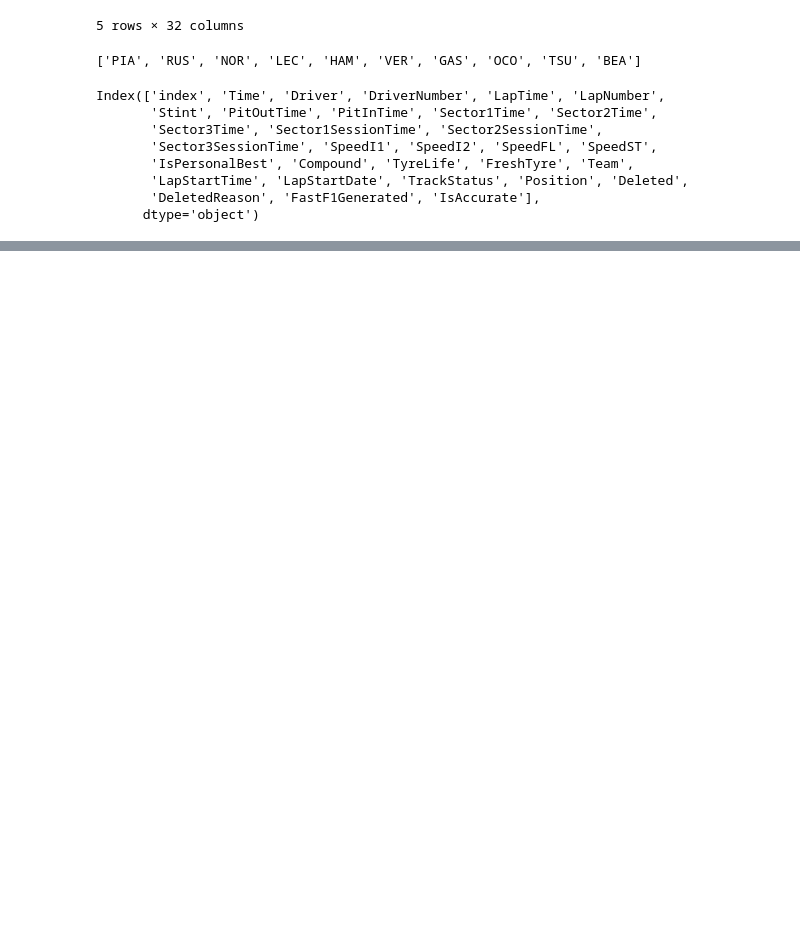
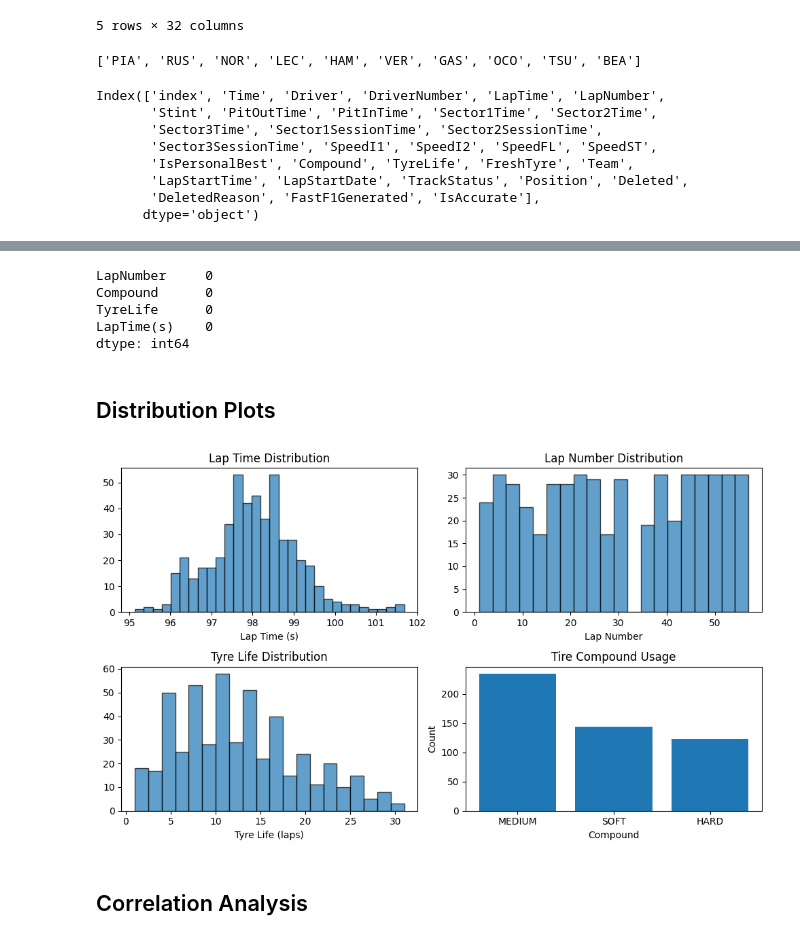
Before and after one commit to shafnybuilds/real-time-f1-strategy-advisor, a Jupyter notebook: notebooks/data_exploration_and_EDA.ipynb, the cells around one changed output, grey strips where cells are left out. Saved outputs shown, nothing was run; the diff lists cells and outputs as text; code cells hidden in the pictures; blank space fills up the shorter version.

```diff
--- a/notebooks/data_exploration_and_EDA.ipynb
+++ b/notebooks/data_exploration_and_EDA.ipynb
@@ -106,0 +111,3 @@ plt.show()
+# %%
+features_df = driver_laps[['LapNumber', 'Compound', 'TyreLife', 'LapTime(s)']].copy()
+features_df.head()
@@ -106,0 +155,41 @@ plt.show()
+# %%
+features_df.isnull().sum()
+# %% [output]
+LapNumber     0
+Compound      0
+TyreLife      0
+LapTime(s)    0
+dtype: int64
+# %% [markdown]
+## Distribution Plots
+# %%
+fig, axes = plt.subplots(2, 2, figsize=(10, 6))
+
+# Lap Time Distribution
+axes[0, 0].hist(features_df['LapTime(s)'], bins=30, edgecolor='black', alpha=0.7)
+axes[0, 0].set_title('Lap Time Distribution')
+axes[0, 0].set_xlabel('Lap Time (s)')
+
+# Lap Number Distribution
+axes[0, 1].hist(features_df['LapNumber'], bins=20, edgecolor='black', alpha=0.7)
+axes[0, 1].set_title('Lap Number Distribution')
+axes[0, 1].set_xlabel('Lap Number')
+
+# Tyre Life Distribution
+axes[1, 0].hist(features_df['TyreLife'], bins=20, edgecolor='black', alpha=0.7)
+axes[1,0].set_title('Tyre Life Distribution')
+axes[1,0].set_xlabel('Tyre Life (laps)')
+
+# Compound distribution
+compound_counts = features_df['Compound'].value_counts()
+axes[1, 1].bar(compound_counts.index, compound_counts.values)
+axes[1,1].set_title('Tire Compound Usage')
+axes[1,1].set_xlabel('Compound')
+axes[1, 1].set_ylabel('Count')
+
+plt.tight_layout()
+plt.show()
+# %% [output]
+[figure, added]
+# %% [markdown]
+## Correlation Analysis
```
Also changed, not shown: parts of 9 cells of this notebook, 1 other file.
